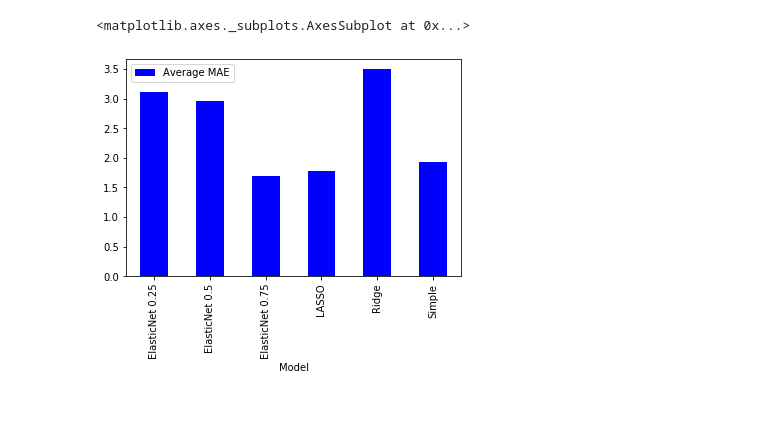
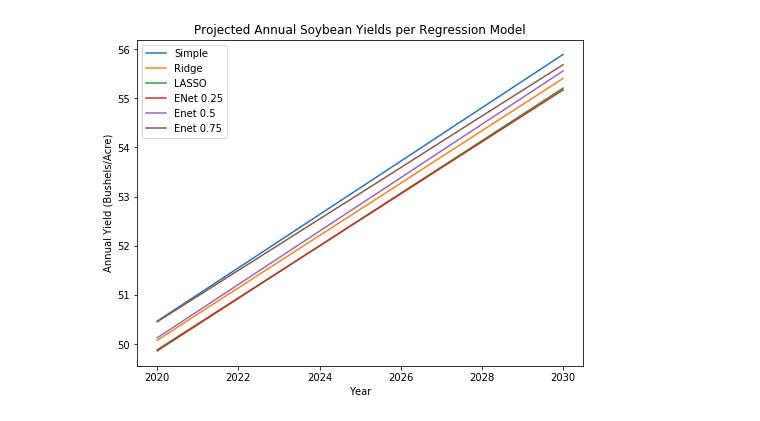
Before and after one commit to laniepreston/CapstoneCode, a Jupyter notebook: plots.ipynb, the cells around one changed output. Cells and saved outputs as stored; diff of their text form; code cells hidden in the pictures.

```diff
--- a/plots.ipynb
+++ b/plots.ipynb
@@ -41,8 +42,12 @@ plt.show()
-# %%
-errors = pd.read_csv('all_results_accuracy.csv')
-avg_errors = errors.groupby('Model').first()
-avg_errors.reset_index(level=0, inplace=True)
-avg_errors.plot(kind='bar', x = 'Model', y = 'Average MAE', color = 'blue')
-# %% [output]
-<matplotlib.axes._subplots.AxesSubplot at 0x...>
-[figure, removed]
+# %%
+import numpy as np
+projections2 = pd.read_csv('phase1yields_new.csv')
+fig, ax = plt.subplots(figsize=(8,6))
+projections2.groupby('Model').plot(kind='line',x='Year',y = "Projected", ax=ax)
+plt.legend(['Simple', 'Ridge', 'LASSO', 'ENet 0.25', 'Enet 0.5', 'Enet 0.75'])
+plt.title('Projected Annual Soybean Yields per Regression Model')
+plt.ylabel('Annual Yield (Bushels/Acre)')
+plt.savefig('phase1projections.png')
+plt.show()
+# %% [output]
+[figure, added]
```
Also changed, not shown: parts of 9 cells of this notebook, 53 other files.
